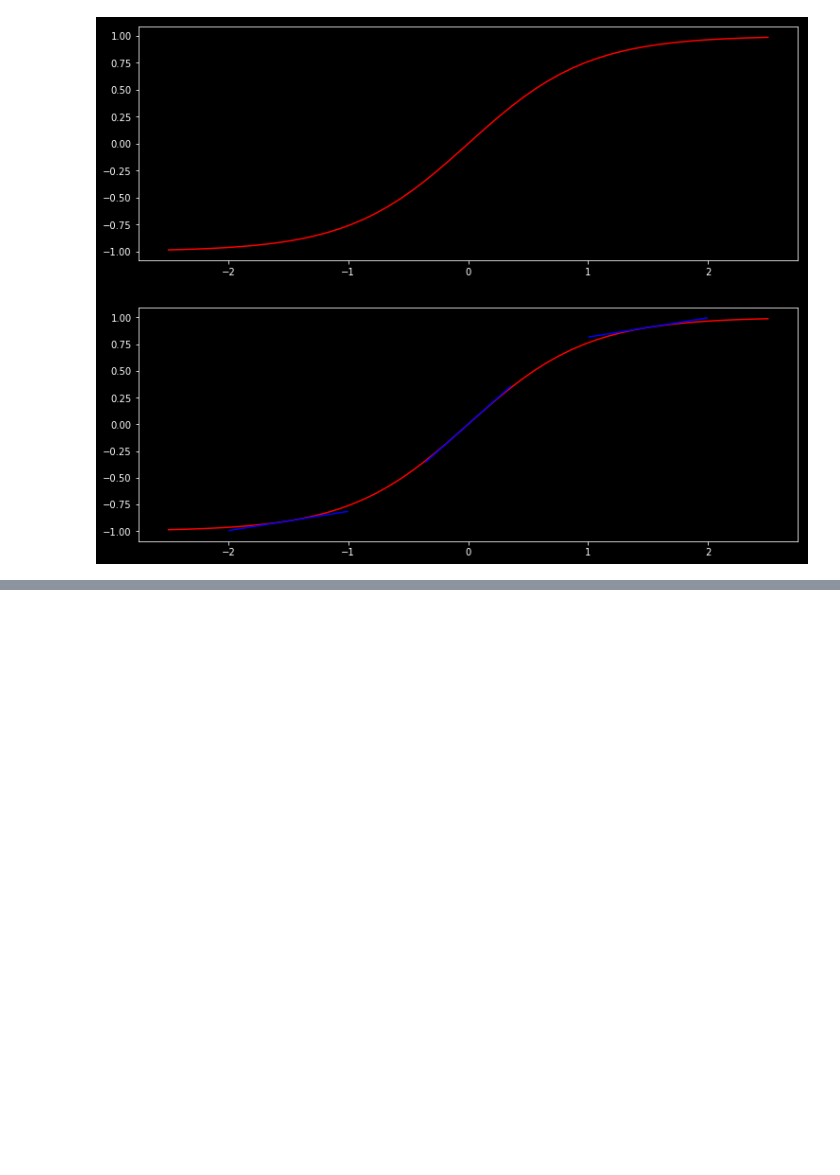
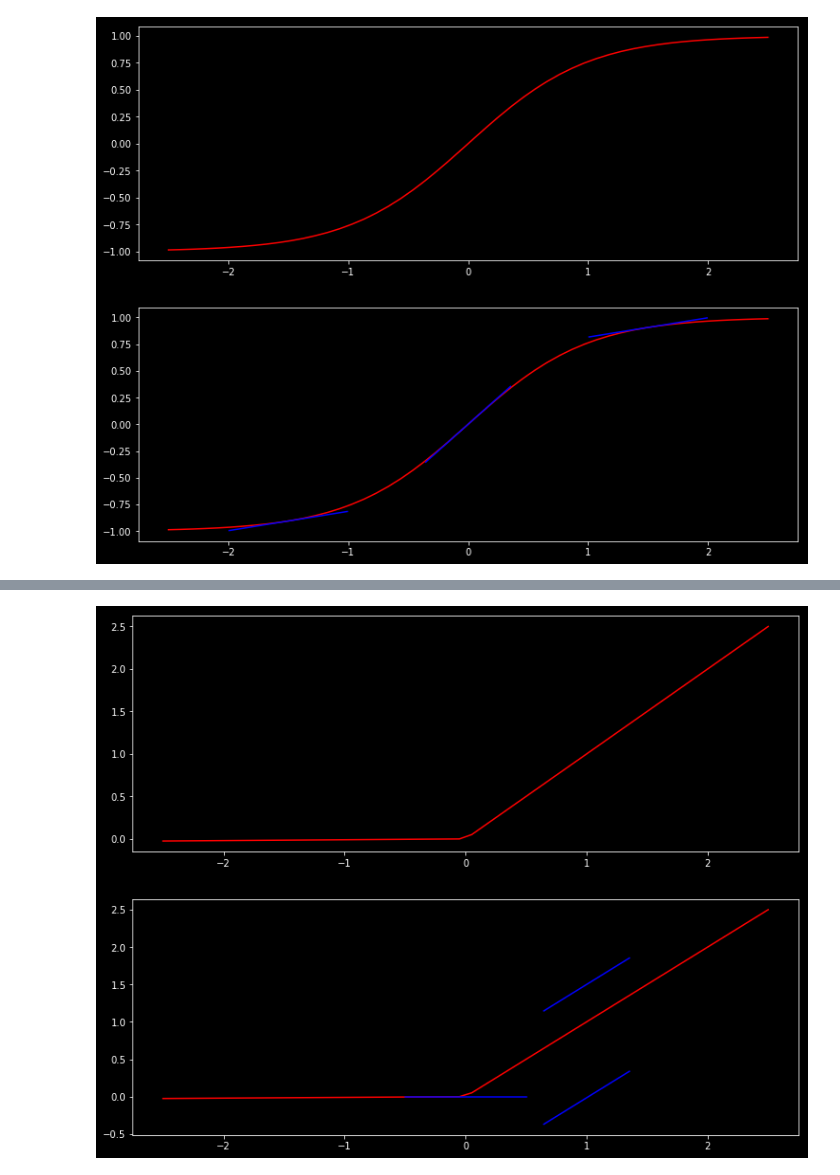
Before and after one commit to AlecMorgan/Deep-Learning-Library, a Jupyter notebook: activations.ipynb, the cells around one changed output, grey strips where cells are left out. Cells and saved outputs as stored; diff of their text form; code cells hidden in the pictures; blank space fills up the shorter version.

```diff
--- a/activations.ipynb
+++ b/activations.ipynb
@@ -18,0 +25,6 @@ plot_activation_function(tanh, tanh_prime,
+# %%
+plot_activation_function(leaky_relu, leaky_relu_prime,
+                         plot_scale=2.5,
+                         tangent_points=[-1.5, 0, 1.5])
+# %% [output]
+[figure, added]
```
Also changed, not shown: parts of 1 cell of this notebook, 2 other files.
